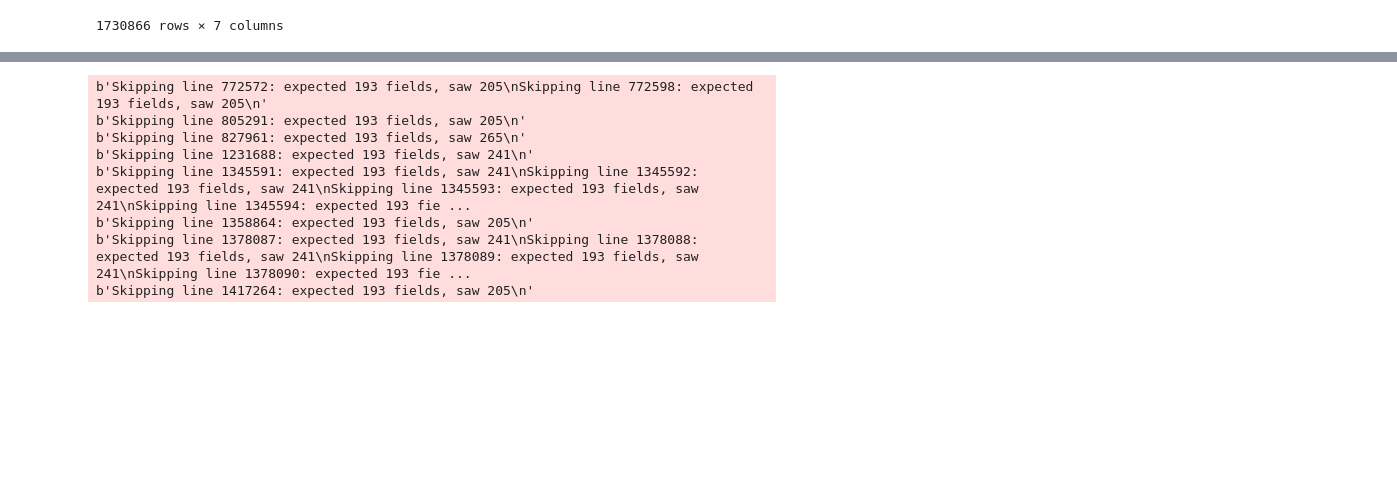
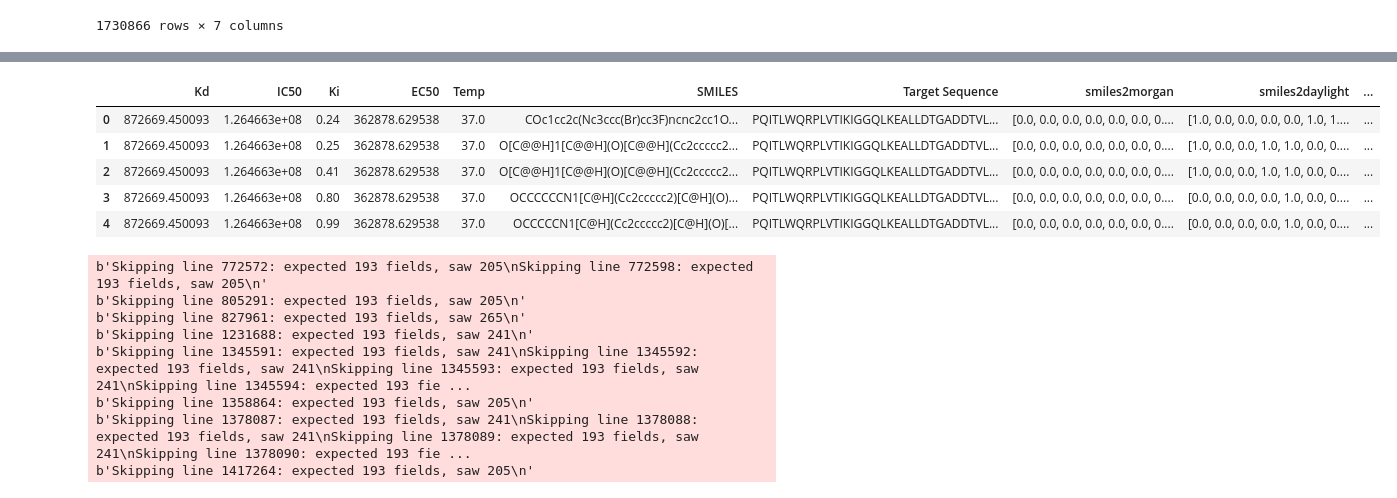
Before and after one commit to jchartove/DeepPurpose-omic, a Jupyter notebook: new_model_9_30.ipynb, the cells around one changed output, grey strips where cells are left out. Saved outputs shown, nothing was run; the diff lists cells and outputs as text; code cells hidden in the pictures; blank space fills up the shorter version.

```diff
--- a/new_model_9_30.ipynb
+++ b/new_model_9_30.ipynb
@@ -97,6 +78,8 @@ df.head()
 df['Temp'] = df['Temp'].str.rstrip('C')
 df.count()
 df.to_pickle("./df.pkl")
+# %%
+df = pd.read_pickle("./df.pkl")
 # %%
 idx_str = ['Kd', 'IC50', 'Ki','EC50','Temp']
 df_want = df
@@ -182,9 +165,10 @@ in total: 1730866 drug-target pairs
 # %%
 import time
 
-drug_func_list= [smiles2morgan,smiles2daylight,trans_drug,drug2emb_encoder,smiles2mpnnfeature]
+drug_func_list= [smiles2morgan,smiles2daylight,trans_drug,drug2emb_encoder]
 #TODO: add calcPubChemFingerAll back in when it's not broken
 #TODO: smiles2rdkit2d takes forever and can be added later
+#TODO: smiles2mpnnfeature doesn't take super long (around 40 min on desktop) but can be added later
 column_name = 'SMILES'
 start = time.time()
 
@@ -198,6 +201,7 @@ for func in drug_func_list:
 # %%
-prot_func_list = [CalculateConjointTriad, GetQuasiSequenceOrder, trans_protein, protein2emb_encoder]
+prot_func_list = [CalculateConjointTriad, trans_protein, protein2emb_encoder]
 #TODO: run CalculateAADipeptideComposition and _GetPseudoAAC when time permits
+#TODO: GetQuasiSequenceOrder is broken
 column_name = 'Target Sequence'
 start = time.time()
 
@@ -211,3 +240,12 @@ for func in prot_func_list:
+# %%
+df_data.head()
+# %% [output]
+|  | Kd | IC50 | Ki | EC50 | Temp | SMILES | Target Sequence | smiles2morgan | smiles2daylight | ... |
+| 0 | 872669.450093 | 1.264663e+08 | 0.24 | 362878.629538 | 37.0 | COc1cc2c(Nc3ccc(Br)cc3F)ncnc2cc1O... | PQITLWQRPLVTIKIGGQLKEALLDTGADDTVL... | [0.0, 0.0, 0.0, 0.0, 0.0, 0.0, 0.... | [1.0, 0.0, 0.0, 0.0, 0.0, 1.0, 1.... | ... |
+| 1 | 872669.450093 | 1.264663e+08 | 0.25 | 362878.629538 | 37.0 | O[C@@H]1[C@@H](O)[C@@H](Cc2ccccc2... | PQITLWQRPLVTIKIGGQLKEALLDTGADDTVL... | [0.0, 0.0, 0.0, 0.0, 0.0, 0.0, 0.... | [1.0, 0.0, 0.0, 1.0, 1.0, 0.0, 0.... | ... |
+| 2 | 872669.450093 | 1.264663e+08 | 0.41 | 362878.629538 | 37.0 | O[C@@H]1[C@@H](O)[C@@H](Cc2ccccc2... | PQITLWQRPLVTIKIGGQLKEALLDTGADDTVL... | [0.0, 0.0, 0.0, 0.0, 0.0, 0.0, 0.... | [1.0, 0.0, 0.0, 1.0, 1.0, 0.0, 0.... | ... |
+| 3 | 872669.450093 | 1.264663e+08 | 0.80 | 362878.629538 | 37.0 | OCCCCCCN1[C@H](Cc2ccccc2)[C@H](O)... | PQITLWQRPLVTIKIGGQLKEALLDTGADDTVL... | [0.0, 0.0, 0.0, 0.0, 0.0, 0.0, 0.... | [0.0, 0.0, 0.0, 0.0, 1.0, 0.0, 0.... | ... |
+| 4 | 872669.450093 | 1.264663e+08 | 0.99 | 362878.629538 | 37.0 | OCCCCCN1[C@H](Cc2ccccc2)[C@H](O)[... | PQITLWQRPLVTIKIGGQLKEALLDTGADDTVL... | [0.0, 0.0, 0.0, 0.0, 0.0, 0.0, 0.... | [0.0, 0.0, 0.0, 0.0, 1.0, 0.0, 0.... | ... |
 # %%
 # dti split
 
```
Also changed, not shown: parts of 14 cells of this notebook, 12 other files.
